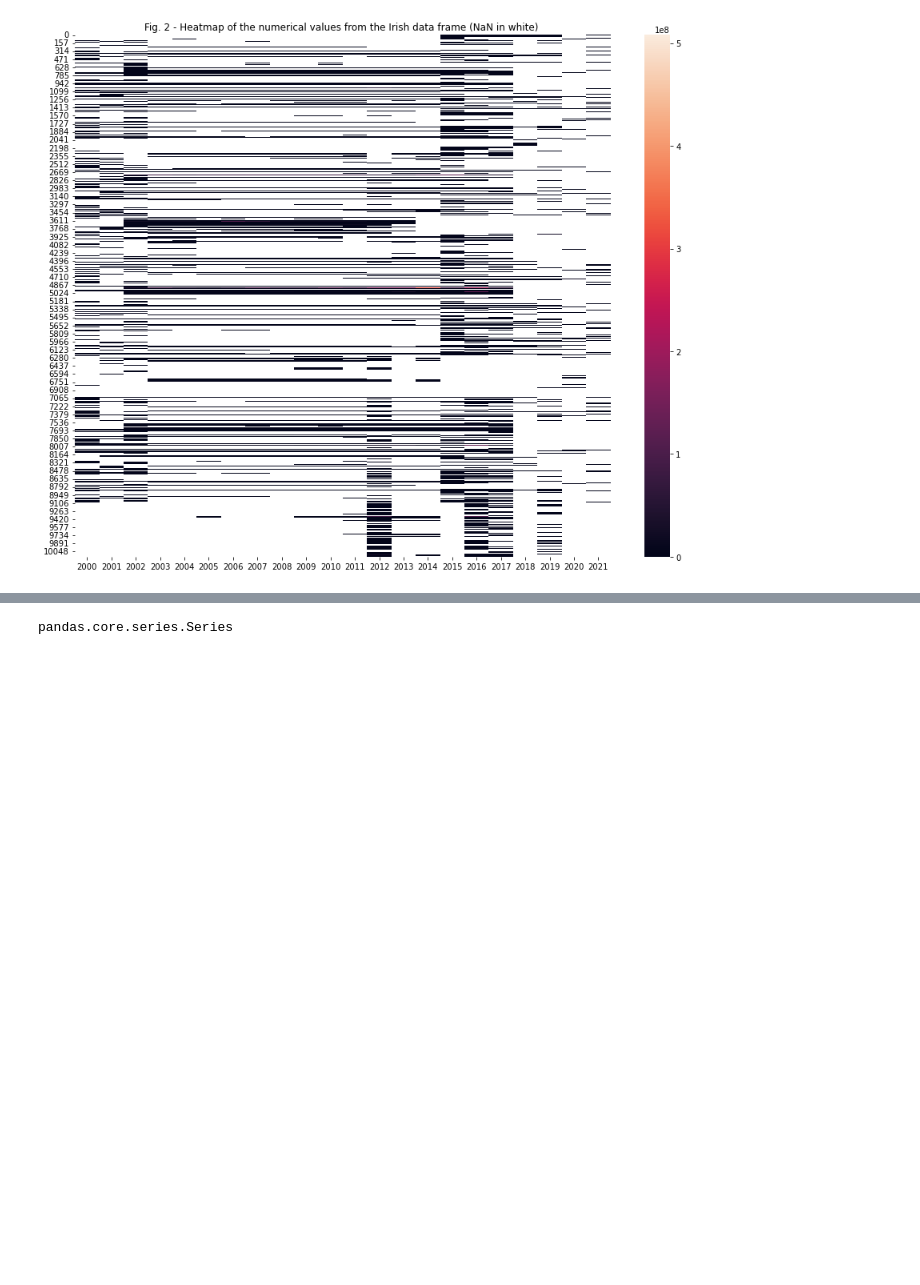
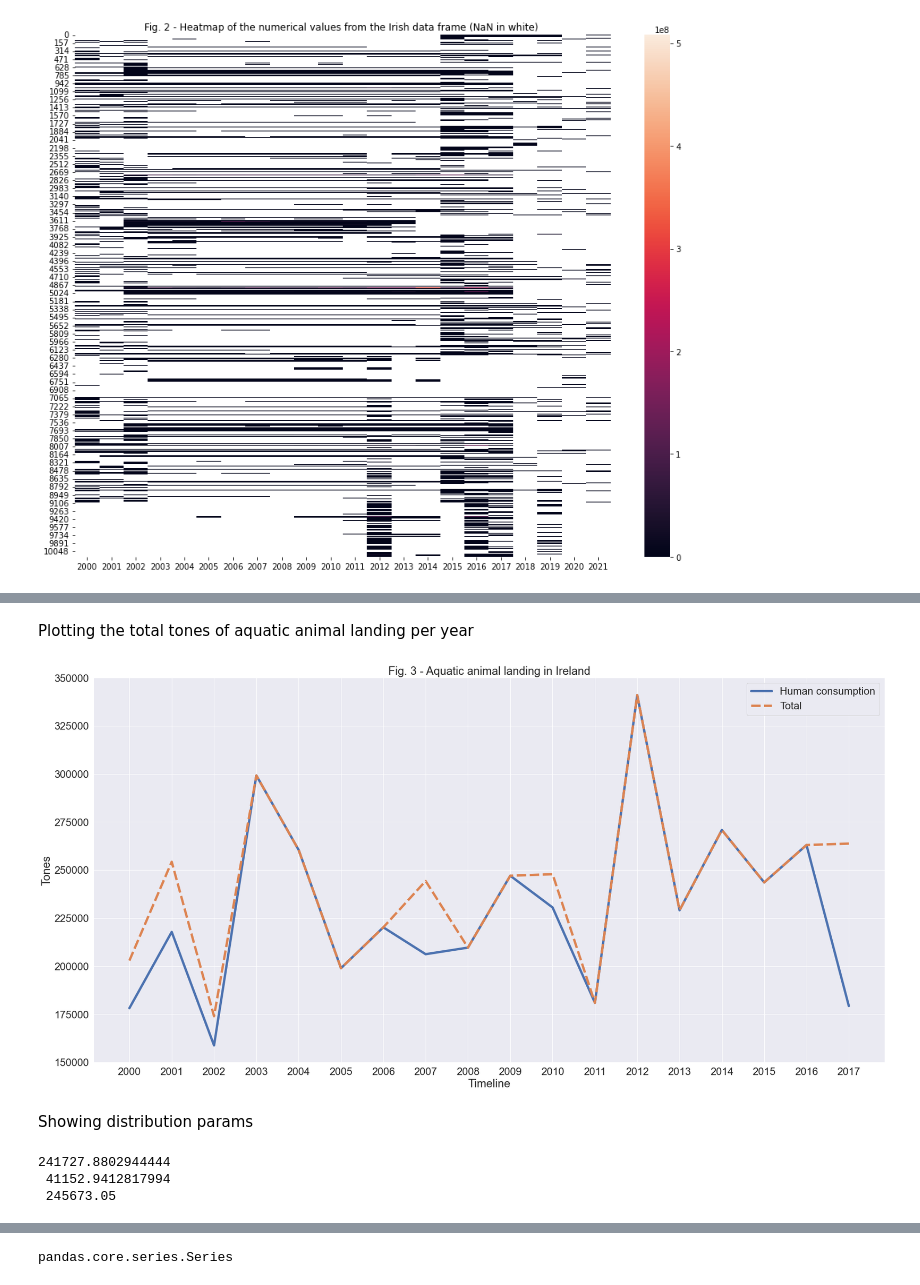
Before and after one commit to Carloselrecharlie/CA2, a Jupyter notebook: Fishery report.ipynb, the cells around one changed output, grey strips where cells are left out. Cells and saved outputs as stored; diff of their text form; code cells hidden in the pictures; blank space fills up the shorter version.

Commit message:
plotted yearly landings, checked persentation forms

```diff
--- a/Fishery report.ipynb
+++ b/Fishery report.ipynb
@@ -535,0 +532,22 @@ irishDF.query('species == "F01"')
+# %% [markdown]
+Plotting the total tones of aquatic animal landing per year
+# %%
+# each plot is specified by its corresponding row (total aquatic animals, and total aquatic animal for human consumption)
+ax = sns.lineplot(data=[irishDF.loc[7576][4:],irishDF.loc[7570][4:]], linewidth = 5).set(
+    xlabel ="Timeline",
+    ylabel = "Tones",
+    title = 'Fig. 3 - Aquatic animal landing in Ireland')
+
+# setting up size and legend
+sns.set(font_scale=2, rc={'figure.figsize':(30,15)}) # tick label font size and chart size
+plt.legend(labels=['Human consumption', 'Total']);
+# %% [output]
+[figure, added]
+# %% [markdown]
+Showing distribution params
+# %%
+print(irishDF.iloc[7576][4:].mean(),'\n',irishDF.iloc[7576][4:].std(),'\n',irishDF.iloc[7576][4:].median())
+# %% [output]
+241727.8802944444
+ 41152.9412817994
+ 245673.05
```
Also changed, not shown: parts of 14 cells of this notebook.
